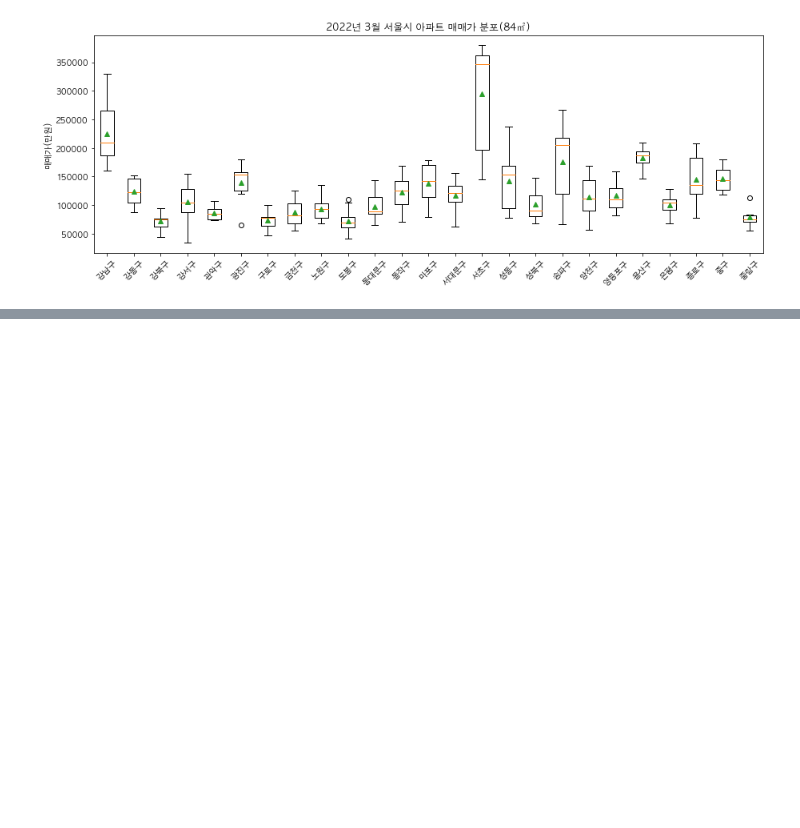
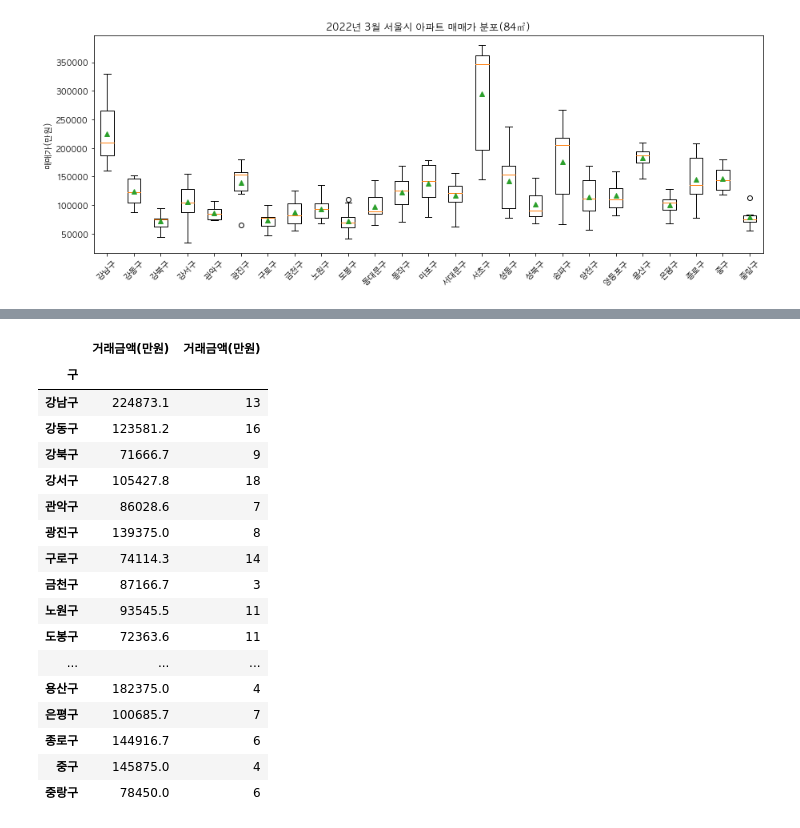
Before and after one commit to limetree-indigo/python-visualization, a Jupyter notebook: 13 아파트 실거래가 시각화/13 아파트 실거래가 데이터 수집.ipynb, the cells around one changed output, grey strips where cells are left out. Saved outputs shown, nothing was run; the diff lists cells and outputs as text; code cells hidden in the pictures; blank space fills up the shorter version.

```diff
--- a/13 아파트 실거래가 시각화/13 아파트 실거래가 데이터 수집.ipynb
+++ b/13 아파트 실거래가 시각화/13 아파트 실거래가 데이터 수집.ipynb
@@ -364,0 +413,22 @@ plt.show()
+# %%
+df_84_seoul_mean_count = pd.concat([df_84_seoul_mean, df_84_seoul_count], axis=1)
+df_84_seoul_mean_count
+# %% [output]
+|  | 거래금액(만원) | 거래금액(만원) |
+| 구 |  |  |
+| 강남구 | 224873.1 | 13 |
+| 강동구 | 123581.2 | 16 |
+| 강북구 | 71666.7 | 9 |
+| 강서구 | 105427.8 | 18 |
+| 관악구 | 86028.6 | 7 |
+| 광진구 | 139375.0 | 8 |
+| 구로구 | 74114.3 | 14 |
+| 금천구 | 87166.7 | 3 |
+| 노원구 | 93545.5 | 11 |
+| 도봉구 | 72363.6 | 11 |
+| ... | ... | ... |
+| 용산구 | 182375.0 | 4 |
+| 은평구 | 100685.7 | 7 |
+| 종로구 | 144916.7 | 6 |
+| 중구 | 145875.0 | 4 |
+| 중랑구 | 78450.0 | 6 |
```
Also changed, not shown: parts of 6 cells of this notebook.
